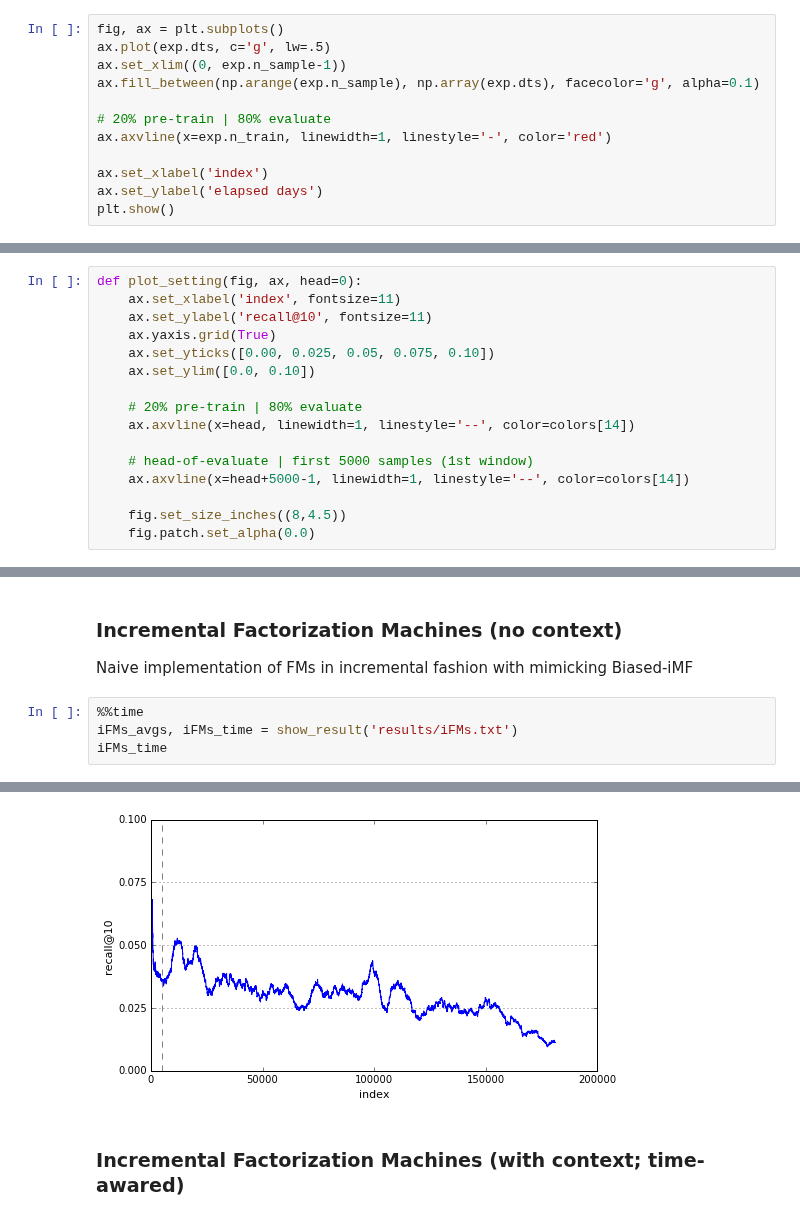
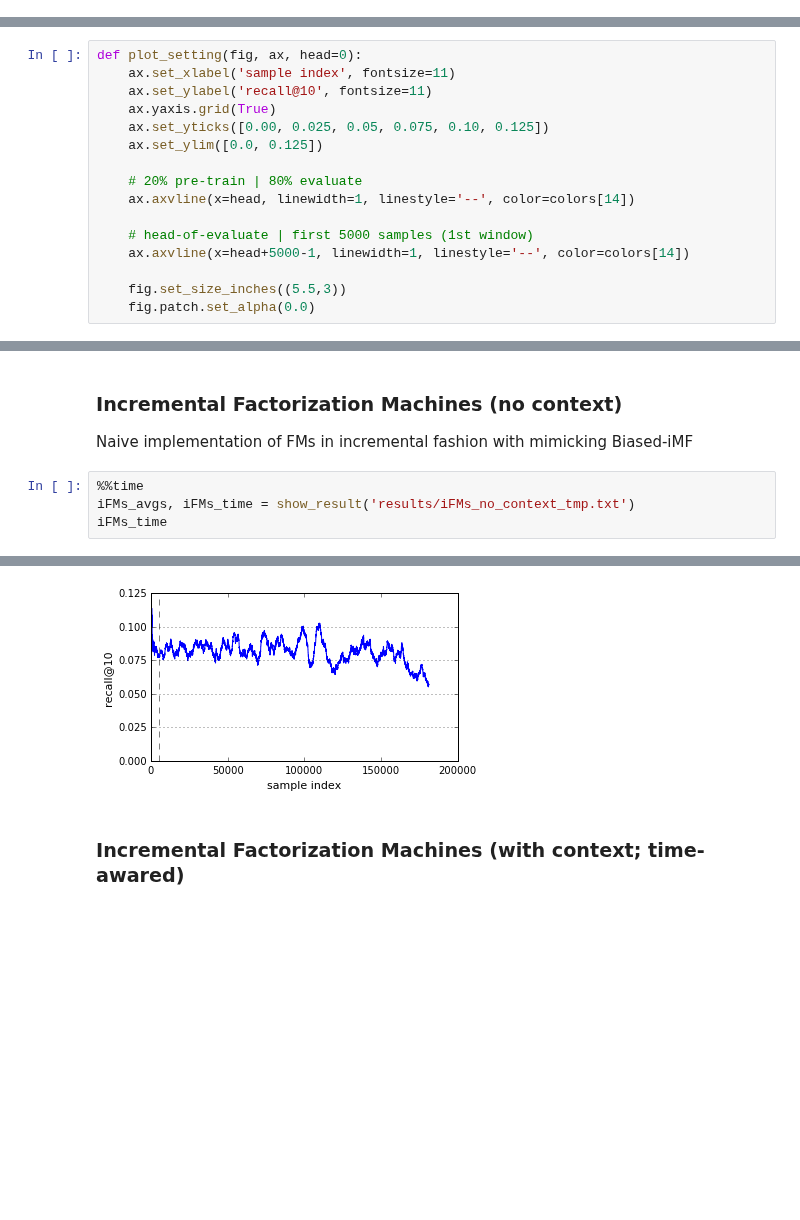
Before and after one commit to takuti/stream-recommender, a Jupyter notebook: stream-recommender.ipynb, the cells around one changed output, grey strips where cells are left out. Cells and saved outputs as stored; diff of their text form; blank space fills up the shorter version.

```diff
--- a/stream-recommender.ipynb
+++ b/stream-recommender.ipynb
@@ -27,12 +24,0 @@ exp = Runner()
-# %%
-fig, ax = plt.subplots()
-ax.plot(exp.dts, c='g', lw=.5)
-ax.set_xlim((0, exp.n_sample-1))
-ax.fill_between(np.arange(exp.n_sample), np.array(exp.dts), facecolor='g', alpha=0.1)
-
-# 20% pre-train | 80% evaluate
-ax.axvline(x=exp.n_train, linewidth=1, linestyle='-', color='red')
-
-ax.set_xlabel('index')
-ax.set_ylabel('elapsed days')
-plt.show()
@@ -54,11 +38,11 @@ for i in range(len(colors)):
     colors[i] = (r / 255., g / 255., b / 255.)
 # %%
 def plot_setting(fig, ax, head=0):
-    ax.set_xlabel('index', fontsize=11)
+    ax.set_xlabel('sample index', fontsize=11)
     ax.set_ylabel('recall@10', fontsize=11)
     ax.yaxis.grid(True)
-    ax.set_yticks([0.00, 0.025, 0.05, 0.075, 0.10])
-    ax.set_ylim([0.0, 0.10])
+    ax.set_yticks([0.00, 0.025, 0.05, 0.075, 0.10, 0.125])
+    ax.set_ylim([0.0, 0.125])
 
     # 20% pre-train | 80% evaluate
     ax.axvline(x=head, linewidth=1, linestyle='--', color=colors[14])
@@ -66,7 +50,7 @@ def plot_setting(fig, ax, head=0):
     # head-of-evaluate | first 5000 samples (1st window)
     ax.axvline(x=head+5000-1, linewidth=1, linestyle='--', color=colors[14])
 
-    fig.set_size_inches((8,4.5))
+    fig.set_size_inches((5.5,3))
     fig.patch.set_alpha(0.0)
 # %%
 def show_result(path):
@@ -134,6 +118,6 @@ biased_iMF_time
 Naive implementation of FMs in incremental fashion with mimicking Biased-iMF
 # %%
 %%time
-iFMs_avgs, iFMs_time = show_result('results/iFMs.txt')
+iFMs_avgs, iFMs_time = show_result('results/iFMs_no_context_tmp.txt')
 iFMs_time
 # %% [output]
@@ -142,4 +126,4 @@ Wall time: 209 ms
-[figure, old version]
+[figure, new version]
 # %% [markdown]
 ### Incremental Factorization Machines (with context; time-awared)
 # %%
```
Also changed, not shown: parts of 12 cells of this notebook.
